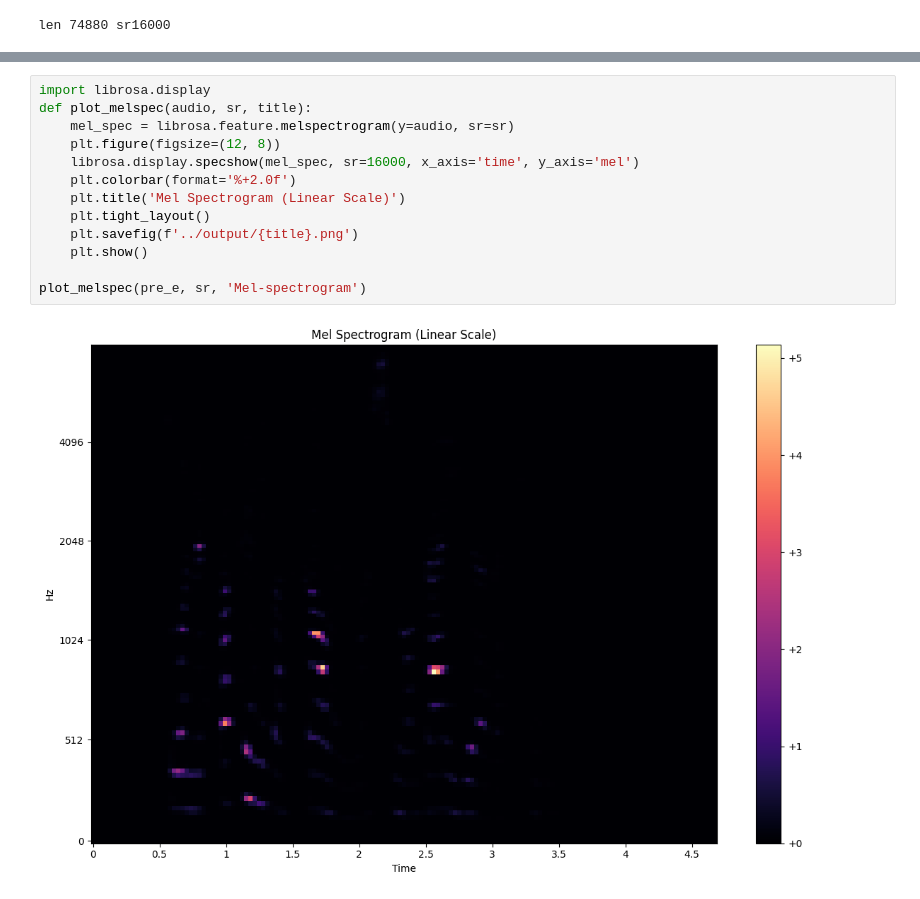
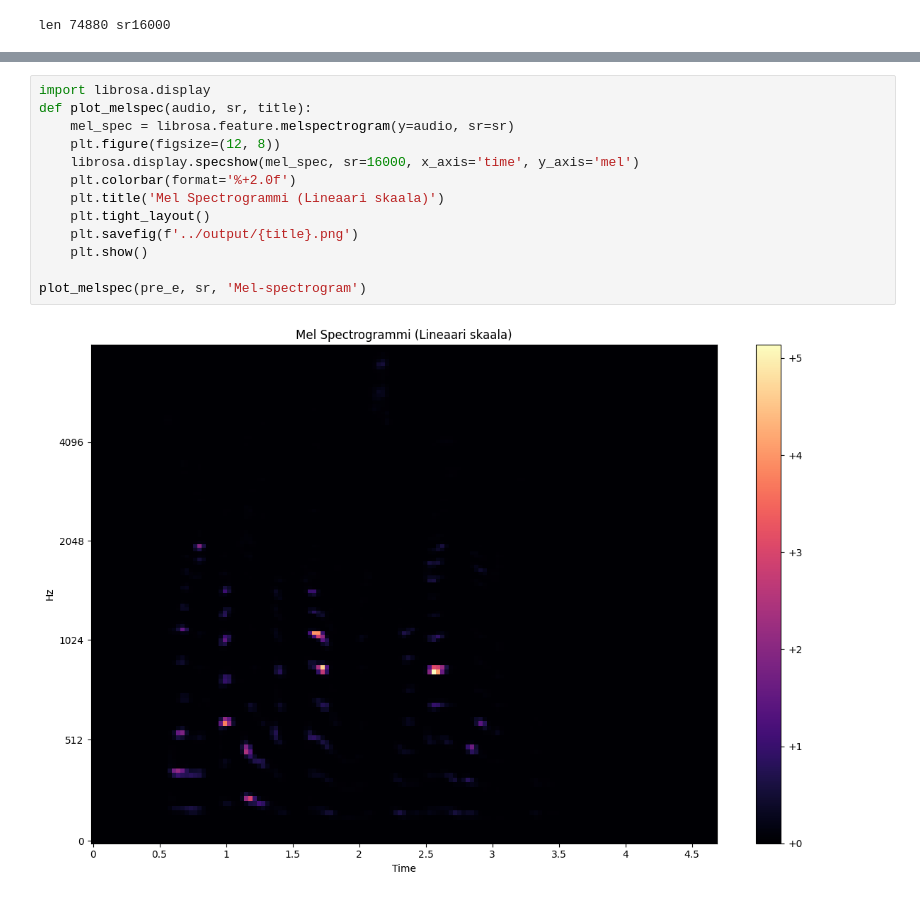
Before and after one commit to emilalg/fin-asr, a Jupyter notebook: notebooks/visualization.ipynb, the cells around one changed output, grey strips where cells are left out. Saved outputs shown, nothing was run; the diff lists cells and outputs as text.

```diff
--- a/notebooks/visualization.ipynb
+++ b/notebooks/visualization.ipynb
@@ -72,15 +72,15 @@ plot_wave(pre_e, sr, plt_name='wav2', title='Audio waveform after pre-emphasis')
 # %%
 import librosa.display
 def plot_melspec(audio, sr, title):
     mel_spec = librosa.feature.melspectrogram(y=audio, sr=sr)
     plt.figure(figsize=(12, 8))
     librosa.display.specshow(mel_spec, sr=16000, x_axis='time', y_axis='mel')
     plt.colorbar(format='%+2.0f')
-    plt.title('Mel Spectrogram (Linear Scale)')
+    plt.title('Mel Spectrogrammi (Lineaari skaala)')
     plt.tight_layout()
     plt.savefig(f'../output/{title}.png')
     plt.show()
 
 plot_melspec(pre_e, sr, 'Mel-spectrogram')
 # %% [output]
-[figure, old version]
+[figure, new version]
```
Also changed, not shown: parts of 3 cells of this notebook, 1 other file.
